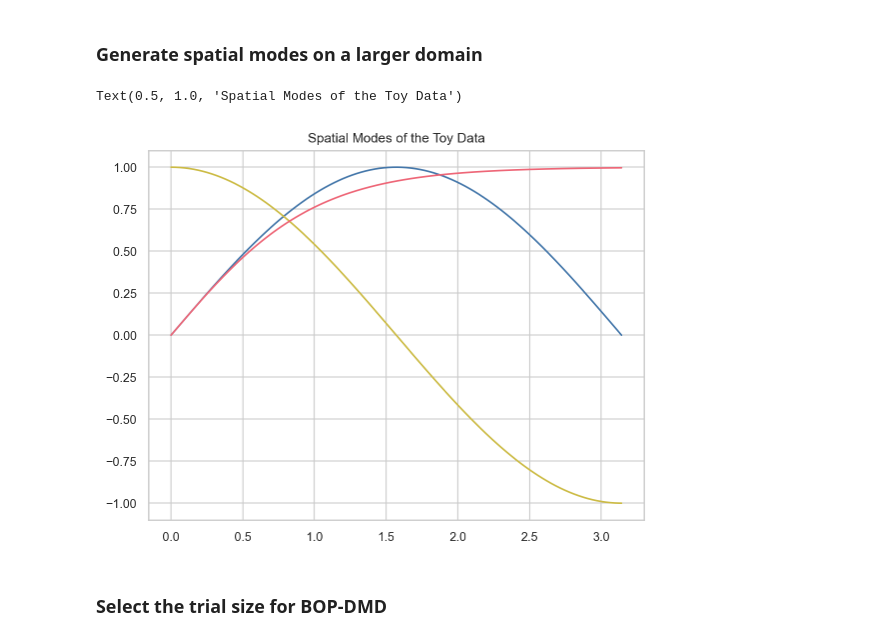
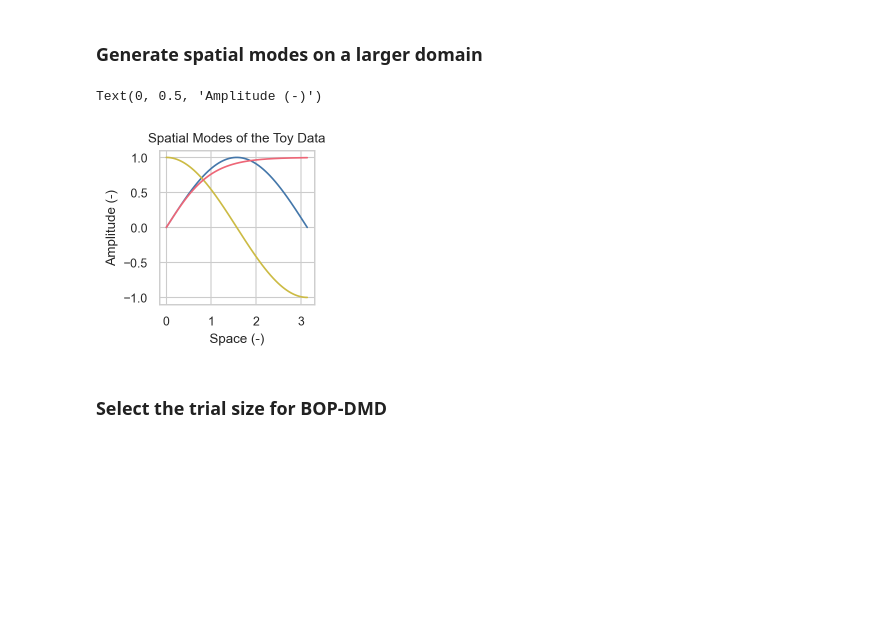
Before and after one commit to klapo/py-optDMD, a Jupyter notebook: examples/bopdmd_simple-example-exp-growth.ipynb, the cells around one changed output. Drawn from its saved outputs; the diff is of its cells as text; code cells hidden in the pictures; blank space fills up the shorter version.

```diff
--- a/examples/bopdmd_simple-example-exp-growth.ipynb
+++ b/examples/bopdmd_simple-example-exp-growth.ipynb
@@ -618,12 +783,14 @@ xclean_exp_growth = simple_example([f1, f2, f3], true_eigenvalues_g, ts)
 # %%
-fig, ax = plt.subplots(1, 1)
+fig, ax = plt.subplots(1, 1, figsize=(2, 2,))
 ax.plot(xspace, f1)
 ax.plot(xspace, f2)
 ax.plot(xspace, f3)
 ax.set_title('Spatial Modes of the Toy Data')
+ax.set_xlabel('Space (-)')
+ax.set_ylabel('Amplitude (-)')
 # %% [output]
-Text(0.5, 1.0, 'Spatial Modes of the Toy Data')
+Text(0, 0.5, 'Amplitude (-)')
-[figure, old version]
+[figure, new version]
 # %% [markdown]
 ### Select the trial size for BOP-DMD
 # %%
```
Also changed, not shown: parts of 28 cells of this notebook, 1 other file.
